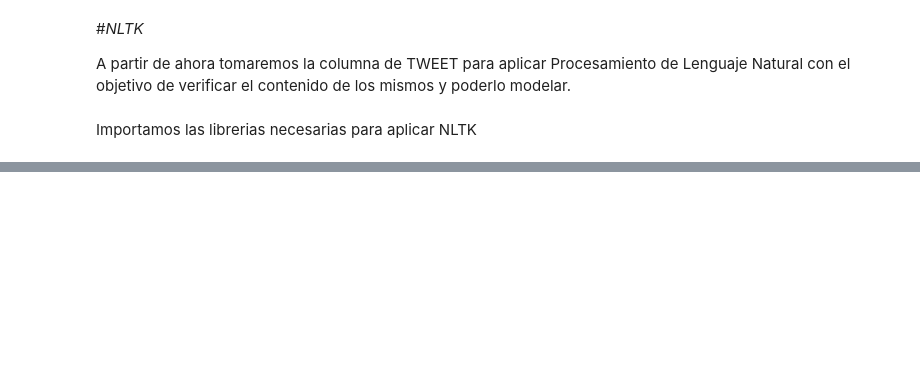
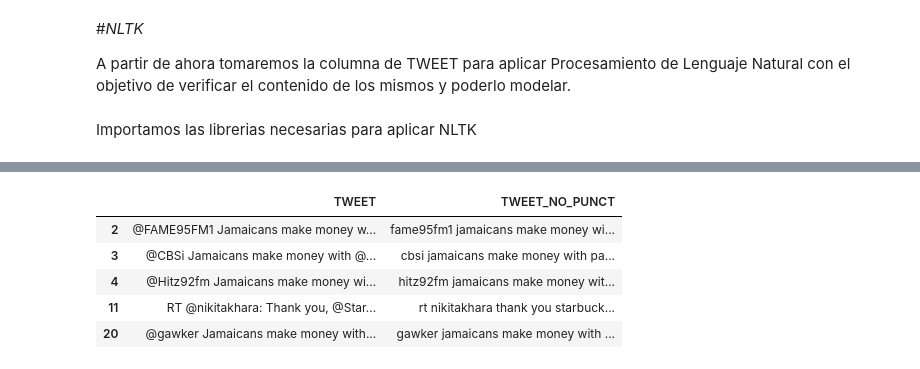
Before and after one commit to Mart1n2015/CODERHOUSE-DSIII, a Jupyter notebook: TRABAJO MARTIN CERIOLI .ipynb, the cells around one changed output, grey strips where cells are left out. Drawn from its saved outputs; the diff is of its cells as text; code cells hidden in the pictures; blank space fills up the shorter version.

```diff
--- a/TRABAJO MARTIN CERIOLI .ipynb
+++ b/TRABAJO MARTIN CERIOLI .ipynb
@@ -357,0 +218,20 @@ Yes, the 'TWEET' column has been successfully preprocessed with tokenization, st
+# %%
+import re
+
+def remove_punctuation(text):
+    if pd.isna(text):
+        return ""
+    text = str(text).lower() # Ensure text is string and convert to lowercase
+    # Remove non-alphanumeric characters (keep letters and numbers, replace others with a space)
+    text = re.sub(r'[^a-zA-Z0-9\s]', '', text)
+    return text.strip() # Remove leading/trailing spaces
+
+dataframe['TWEET_NO_PUNCT'] = dataframe['TWEET'].apply(remove_punctuation)
+display(dataframe[['TWEET', 'TWEET_NO_PUNCT']].head())
+# %% [output]
+|  | TWEET | TWEET_NO_PUNCT |
+| 2 | @FAME95FM1 Jamaicans make money w... | fame95fm1 jamaicans make money wi... |
+| 3 | @CBSi Jamaicans make money with @... | cbsi jamaicans make money with pa... |
+| 4 | @Hitz92fm Jamaicans make money wi... | hitz92fm jamaicans make money wit... |
+| 11 | RT @nikitakhara: Thank you, @Star... | rt nikitakhara thank you starbuck... |
+| 20 | @gawker Jamaicans make money with... | gawker jamaicans make money with ... |
```
Also changed, not shown: parts of 32 cells of this notebook.
